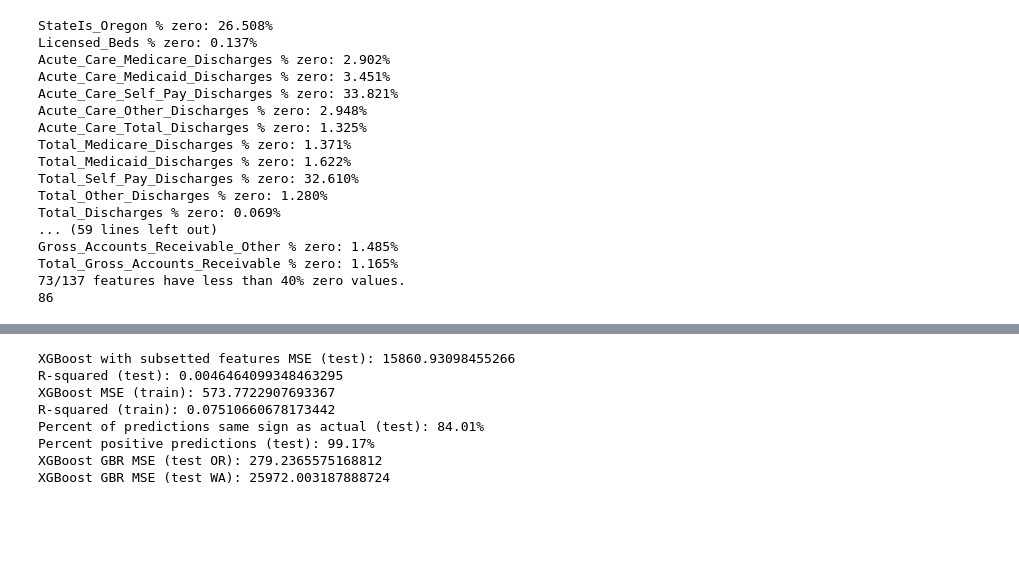
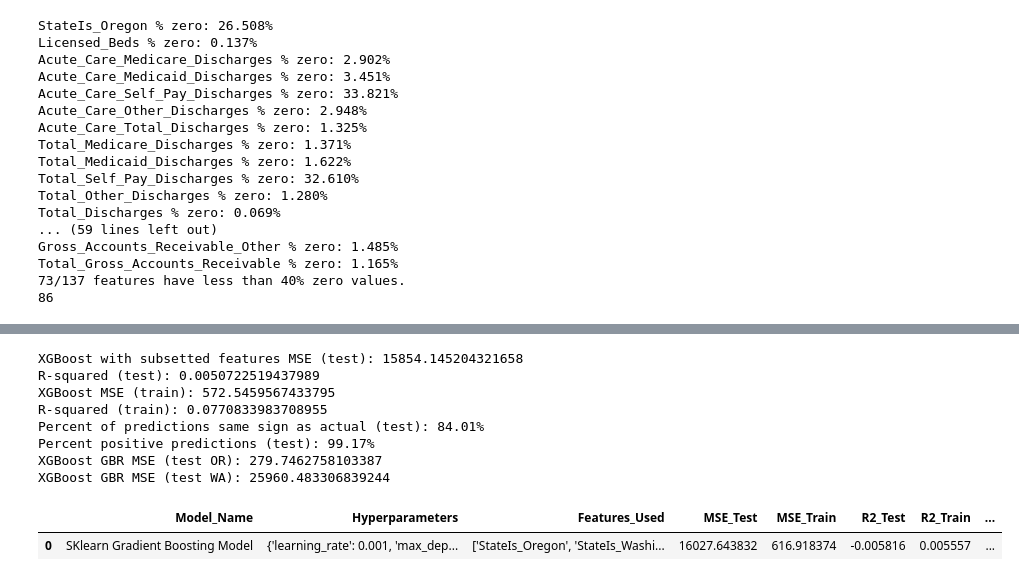
Before and after one commit to EEPayne/5322_final_project, a Jupyter notebook: tree_models.ipynb, the cells around one changed output, grey strips where cells are left out. Cells and saved outputs as stored; diff of their text form; code cells hidden in the pictures; blank space fills up the shorter version.

```diff
--- a/tree_models.ipynb
+++ b/tree_models.ipynb
@@ -557,7 +617,7 @@ chosen_features = zero_pcts.index[zero_pcts < pct_0_thresh]
 for feature in chosen_features:
     print(f'{feature} % zero: {100 * zero_pcts[feature]:.3f}%')
 print(f'{chosen_features.shape[0]}/{zero_pcts.shape[0]} features have less than {100*pct_0_thresh:.0f}% zero values.')
-chosen_features = list(set(chosen_features.to_list() + ['StateIs_Washington'] + [f'IsQ_{q}' for q in range(1,5)] + top_20_union).difference(set(['Quarter'])))
+chosen_features = list(set(chosen_features.to_list() + ['StateIs_Washington', 'StateIs_Oregon'] + [f'IsQ_{q}' for q in range(1,5)] + top_20_union).difference(set(['Quarter'])))
 print(len(chosen_features))
 # %% [output]
 StateIs_Oregon % zero: 26.508%
@@ -627,31 +687,62 @@ Best parameters from Bayesian search: OrderedDict({'gamma': 0.32235683250791053,
 # %%
 model_xgb_subset_features = bayes_search_subset_features.best_estimator_
 xgb_pred_subset_features = model_xgb_subset_features.predict(x_test_subset)
-print(f'XGBoost with subsetted features MSE (test): {mean_squared_error(test_y, xgb_pred_subset_features)}')
-print(f'R-squared (test): {r2_score(test_y, xgb_pred_subset_features)}')
+test_mse = mean_squared_error(test_y, xgb_pred_subset_features)
+test_r2 = r2_score(test_y, xgb_pred_subset_features)
+print(f'XGBoost with subsetted features MSE (test): {test_mse}')
+print(f'R-squared (test): {test_r2}')
 
 xgb_pred_train_subset_features = model_xgb_subset_features.predict(x_train_subset)
-print(f'XGBoost MSE (train): {mean_squared_error(train_y, xgb_pred_train_subset_features)}')
-print(f'R-squared (train): {r2_score(train_y, xgb_pred_train_subset_features)}')
+train_mse = mean_squared_error(train_y, xgb_pred_train_subset_features)
+train_r2 = r2_score(train_y, xgb_pred_train_subset_features)
+print(f'XGBoost MSE (train): {train_mse}')
+print(f'R-squared (train): {train_r2}')
 
 same_sign = ((xgb_pred_subset_features * test_y) > 0)
 pct_same_sign = np.sum(same_sign) / same_sign.shape[0]
+pct_positive = np.sum(xgb_pred_subset_features > 0) / xgb_pred_subset_features.shape[0]
 print(f'Percent of predictions same sign as actual (test): {100 * pct_same_sign:.2f}%')
-print(f'Percent positive predictions (test): {100 * np.sum(xgb_pred_subset_features > 0) / xgb_pred_subset_features.shape[0]:.2f}%')
+print(f'Percent positive predictions (test): {100 * pct_positive:.2f}%')
 
 # get errors for oregon and wa individually
-test_mse_xgb_or_subset_features = mean_squared_error(test_y[x_test_subset['StateIs_Oregon'] == True],
+test_mse_or = mean_squared_error(test_y[x_test_subset['StateIs_Oregon'] == True],
                                          model_xgb_subset_features.predict(x_test_subset[x_test_subset['StateIs_Oregon'] == True]))
-test_mse_xgb_wa_subset_features = mean_squared_error(test_y[x_test_subset['StateIs_Washington'] == True],
+test_mse_wa = mean_squared_error(test_y[x_test_subset['StateIs_Washington'] == True],
                                          model_xgb_subset_features.predict(x_test_subset[x_test_subset['StateIs_Washington'] == True]))
-print(f'XGBoost GBR MSE (test OR): {test_mse_xgb_or_subset_features}')
-print(f'XGBoost GBR MSE (test WA): {test_mse_xgb_wa_subset_features}')
+print(f'XGBoost GBR MSE (test OR): {test_mse_or}')
+print(f'XGBoost GBR MSE (test WA): {test_mse_wa}')
+
+model_evals.append(
+   {'Model_Name':'XGBoost_Selected_Features',
+    'Hyperparameters':bayes_search_subset_features.best_params_,
+    'Features_Used':chosen_features,
+    'MSE_Test':test_mse,
+    'MSE_Train':train_mse,
+    'R2_Test':test_r2,
+    'R2_Train':train_r2,
+    'Pct_Correct_Sign_Test':pct_same_sign,
+    'Pct_Positive_Sign_Test':pct_positive,
+    'MSE_Test_Oregon':test_mse_or,
+    'MSE_Test_Washington':test_mse_wa}
+)
 # %% [output]
-XGBoost with subsetted features MSE (test): 15860.93098455266
-R-squared (test): 0.0046464099348463295
-XGBoost MSE (train): 573.7722907693367
-R-squared (train): 0.07510660678173442
+XGBoost with subsetted features MSE (test): 15854.145204321658
+R-squared (test): 0.0050722519437989
+XGBoost MSE (train): 572.5459567433795
+R-squared (train): 0.0770833983708955
 Percent of predictions same sign as actual (test): 84.01%
 Percent positive predictions (test): 99.17%
-XGBoost GBR MSE (test OR): 279.2365575168812
-XGBoost GBR MSE (test WA): 25972.003187888724
+XGBoost GBR MSE (test OR): 279.7462758103387
+XGBoost GBR MSE (test WA): 25960.483306839244
+# %%
+out_dir = os.path.join(os.getcwd(), 'data', 'tree_models')
+pkl_path = os.path.join(out_dir, 'tree_model_comparison_metrics.pkl')
+csv_path = os.path.join(out_dir, 'tree_model_comparison_metrics.csv')
+model_evals_df = pd.DataFrame(data=model_evals, columns=model_evals[0].keys())
+model_evals_df.to_pickle(pkl_path)
+model_evals_df[['Hyperparameters', 'Features_Used']] = model_evals_df[['Hyperparameters', 'Features_Used']].map(lambda x: repr(x))
+model_evals_df.to_csv(csv_path, index=False)
+model_evals_df.head(1)
+# %% [output]
+|  | Model_Name | Hyperparameters | Features_Used | MSE_Test | MSE_Train | R2_Test | R2_Train | ... |
+| 0 | SKlearn Gradient Boosting Model | {'learning_rate': 0.001, 'max_dep... | ['StateIs_Oregon', 'StateIs_Washi... | 16027.643832 | 616.918374 | -0.005816 | 0.005557 | ... |
```
Also changed, not shown: parts of 12 cells of this notebook, 5 other files.
